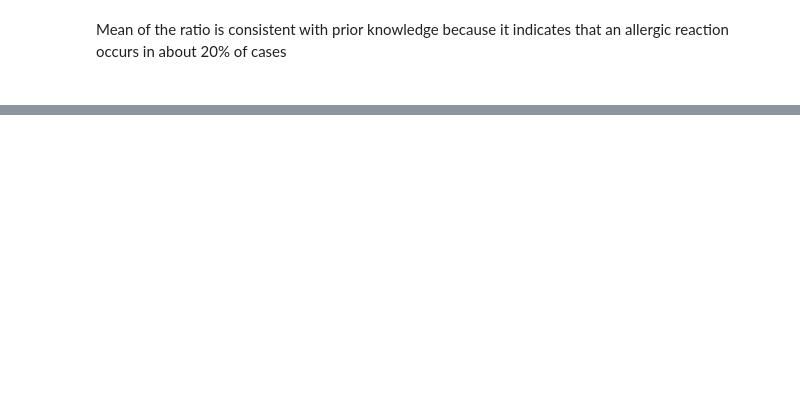
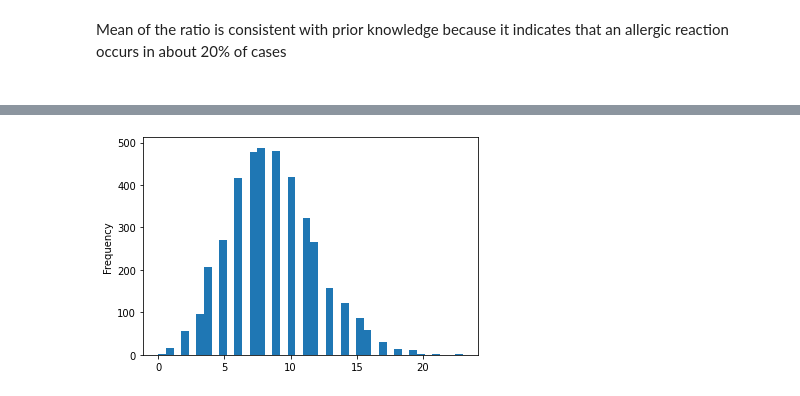
Before and after one commit to Norbert-Podgorski/DataAnalytics, a Jupyter notebook: Prior_and_Posterior_predictive_distributions/zadanie.ipynb, the cells around one changed output, grey strips where cells are left out. Drawn from its saved outputs; the diff is of its cells as text; code cells hidden in the pictures; blank space fills up the shorter version.

```diff
--- a/Prior_and_Posterior_predictive_distributions/zadanie.ipynb
+++ b/Prior_and_Posterior_predictive_distributions/zadanie.ipynb
@@ -69,0 +71,4 @@ Mean of the ratio is consistent with prior knowledge because it indicates that a
+# %%
+# 1.
+# 2.
+gen_quant = CmdStanModel(stan_file='code_2.stan')
@@ -69,0 +77,3 @@ Mean of the ratio is consistent with prior knowledge because it indicates that a
+# %%
+# 3.
+samples = gen_quant.sample(data={"N":50, "y":7})
@@ -69,0 +93,3 @@ Mean of the ratio is consistent with prior knowledge because it indicates that a
+# %%
+df = samples.draws_pd()
+df
@@ -69,0 +110,5 @@ Mean of the ratio is consistent with prior knowledge because it indicates that a
+# %%
+df['y_pred'].plot.hist(bins=40)
+plt.show()
+# %% [output]
+[figure, added]
```
Also changed, not shown: parts of 17 cells of this notebook, 1 other file.
